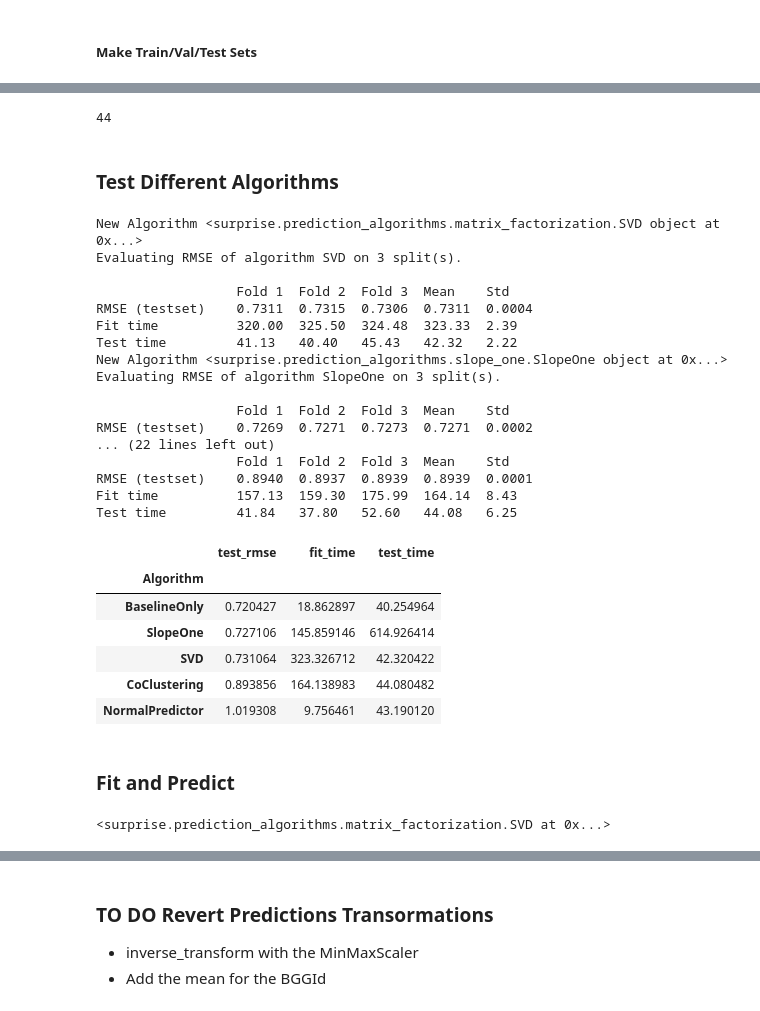
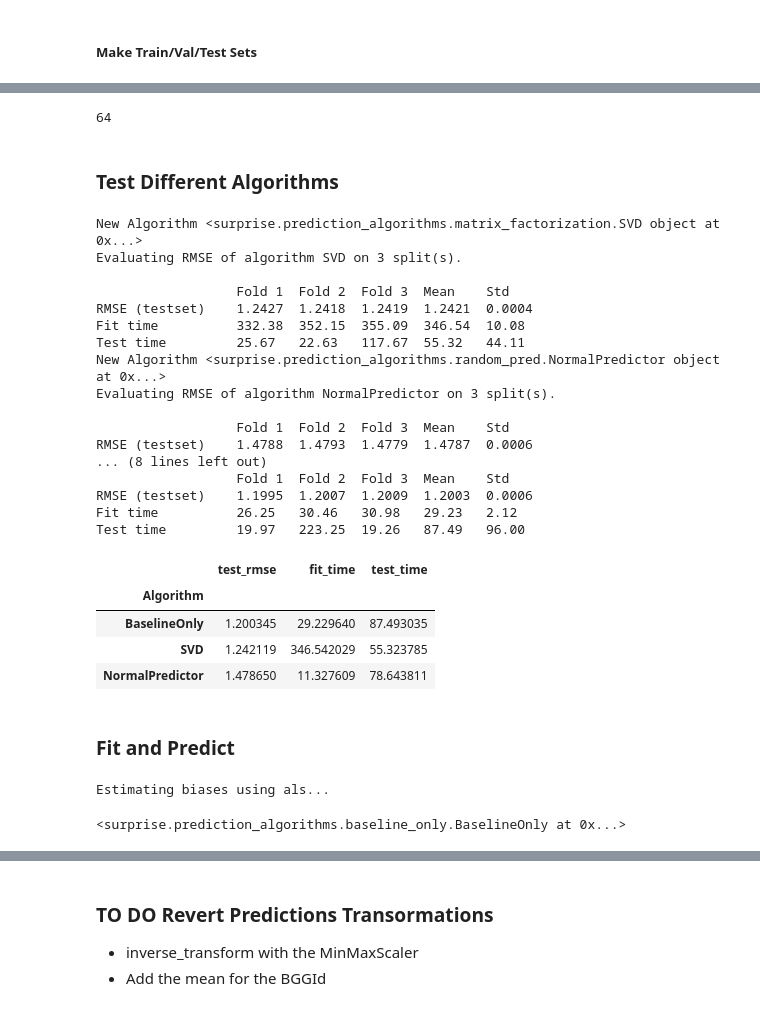
Before and after one commit to threnjen/boardgamegeek, a Jupyter notebook: BGG08_Collaborative_Filtering.ipynb, the cells around one changed output, grey strips where cells are left out. Cells and saved outputs as stored; diff of their text form; code cells hidden in the pictures.

Commit message:
Fix synthetic data errors

```diff
--- a/BGG08_Collaborative_Filtering.ipynb
+++ b/BGG08_Collaborative_Filtering.ipynb
@@ -772,7 +879,7 @@ Steps:
 ##### Melted User Ratings
 # %%
 # load the real user ratings melted df
-real_user_ratings_long = pd.read_pickle('real_user_ratings_long.pkl')
-real_user_ratings_long.head()
+real_user_ratings_long_unscaled = pd.read_pickle('real_user_ratings_long_unscaled.pkl')
+real_user_ratings_long_unscaled.head()
 # %% [output]
 |  | UserID | BGGId | Rating |
@@ -845,63 +961,61 @@ val_real_ratings.loc[val_real_ratings['UserID']=='Threnody']
 # %%
-#data_reader = Reader(rating_scale=(1, 10))
-data_reader = Reader()
+bottom = real_user_ratings_long_unscaled['Rating'].min()
+top = real_user_ratings_long_unscaled['Rating'].max()
 
-data = Dataset.load_from_df(real_user_ratings_long[['UserID', 'BGGId', 'Rating']], data_reader)
+data_reader = Reader(rating_scale=(bottom, top))
+
+data = Dataset.load_from_df(real_user_ratings_long_scaled[['UserID', 'BGGId', 'Rating']], data_reader)
 # %%
-del real_user_ratings_long
+del real_user_ratings_long_unscaled
 gc.collect()
 # %% [output]
-44
+64
 # %% [markdown]
 ### Test Different Algorithms
 # %%
 benchmark = []
 # %%
 algorithms = [SVD(),
-              SlopeOne(),
               NormalPredictor(),
               BaselineOnly(),
-              CoClustering(),
              ]
 
 # Iterate over all algorithms
 for algorithm in algorithms:
 
     print("New Algorithm "+str(algorithm))
 
     # Perform cross validation
     results = cross_validate(algorithm, data, measures=['RMSE'], cv=3, verbose=True)
 
     # Get results & append algorithm name
     results_df = pd.DataFrame.from_dict(results).mean(axis=0)
     results_df = results_df.append(pd.Series([str(algorithm).split(' ')[0].split('.')[-1]], index=['Algorithm']))
     benchmark.append(results_df)
 
 pd.DataFrame(benchmark).set_index('Algorithm').sort_values('test_rmse')
 # %% [output]
 New Algorithm <surprise.prediction_algorithms.matrix_factorization.SVD object at 0x...>
 Evaluating RMSE of algorithm SVD on 3 split(s).
 
                   Fold 1  Fold 2  Fold 3  Mean    Std
-RMSE (testset)    0.7311  0.7315  0.7306  0.7311  0.0004
-Fit time          320.00  325.50  324.48  323.33  2.39
-Test time         41.13   40.40   45.43   42.32   2.22
-New Algorithm <surprise.prediction_algorithms.slope_one.SlopeOne object at 0x...>
-Evaluating RMSE of algorithm SlopeOne on 3 split(s).
+RMSE (testset)    1.2427  1.2418  1.2419  1.2421  0.0004
+Fit time          332.38  352.15  355.09  346.54  10.08
+Test time         25.67   22.63   117.67  55.32   44.11
+New Algorithm <surprise.prediction_algorithms.random_pred.NormalPredictor object at 0x...>
+Evaluating RMSE of algorithm NormalPredictor on 3 split(s).
 
                   Fold 1  Fold 2  Fold 3  Mean    Std
-RMSE (testset)    0.7269  0.7271  0.7273  0.7271  0.0002
-... (22 lines left out)
+RMSE (testset)    1.4788  1.4793  1.4779  1.4787  0.0006
+... (8 lines left out)
                   Fold 1  Fold 2  Fold 3  Mean    Std
-RMSE (testset)    0.8940  0.8937  0.8939  0.8939  0.0001
-Fit time          157.13  159.30  175.99  164.14  8.43
-Test time         41.84   37.80   52.60   44.08   6.25
+RMSE (testset)    1.1995  1.2007  1.2009  1.2003  0.0006
+Fit time          26.25   30.46   30.98   29.23   2.12
+Test time         19.97   223.25  19.26   87.49   96.00
 |  | test_rmse | fit_time | test_time |
 | Algorithm |  |  |  |
-| BaselineOnly | 0.720427 | 18.862897 | 40.254964 |
-| SlopeOne | 0.727106 | 145.859146 | 614.926414 |
-| SVD | 0.731064 | 323.326712 | 42.320422 |
-| CoClustering | 0.893856 | 164.138983 | 44.080482 |
-| NormalPredictor | 1.019308 | 9.756461 | 43.190120 |
+| BaselineOnly | 1.200345 | 29.229640 | 87.493035 |
+| SVD | 1.242119 | 346.542029 | 55.323785 |
+| NormalPredictor | 1.478650 | 11.327609 | 78.643811 |
 # %% [markdown]
 ### Fit and Predict
@@ -908,7 +1028,7 @@ Test time         41.84   37.80   52.60   44.08   6.25
 # %%
-# First fit on the dataset
-trainset = data.build_full_trainset()
+# Fit algorithm on trainset
 algo = BaselineOnly()
 algo.fit(trainset)
 # %% [output]
-<surprise.prediction_algorithms.matrix_factorization.SVD at 0x...>
+Estimating biases using als...
+<surprise.prediction_algorithms.baseline_only.BaselineOnly at 0x...>
```
Also changed, not shown: parts of 107 cells of this notebook, 5 other files.
